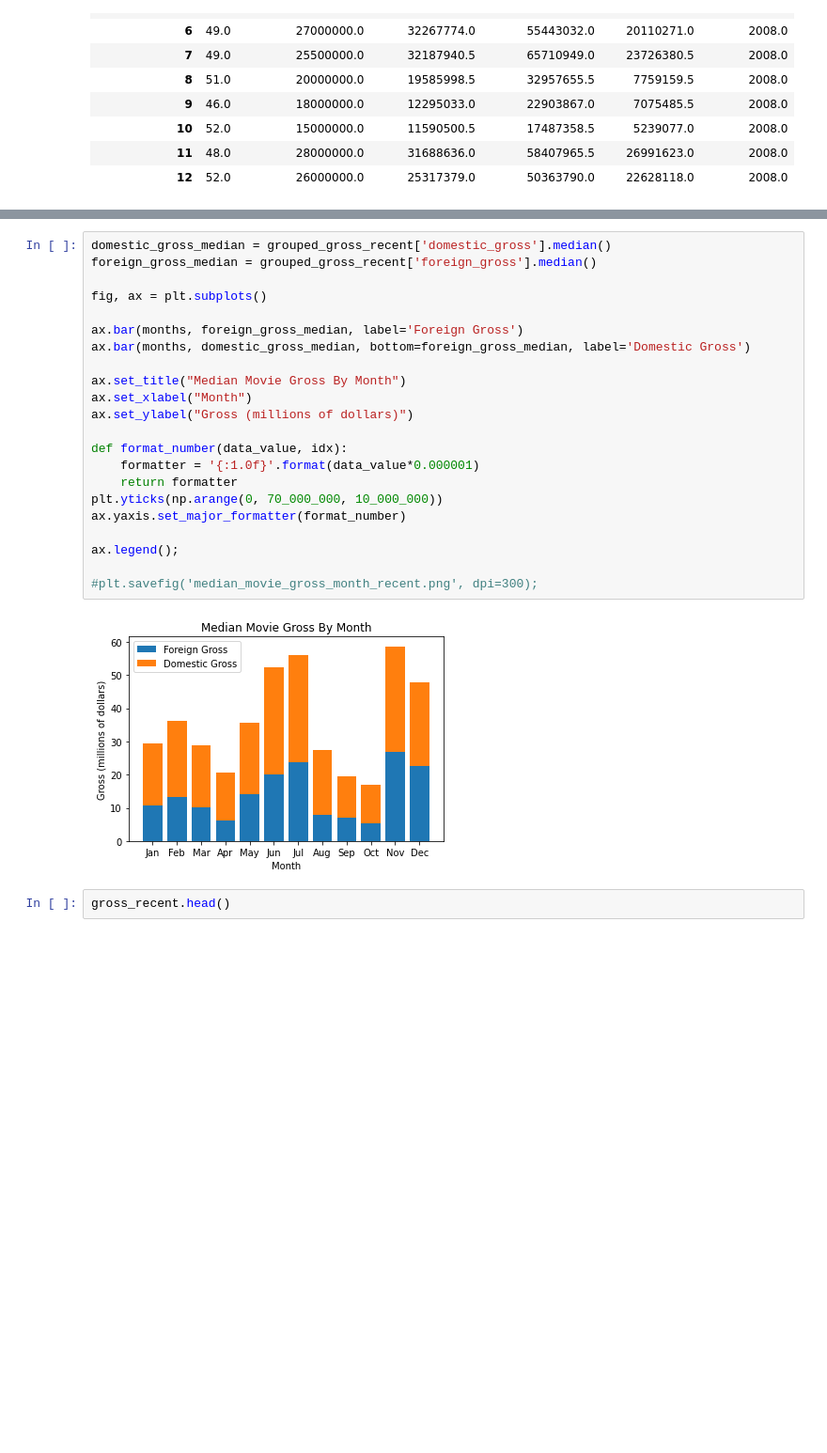
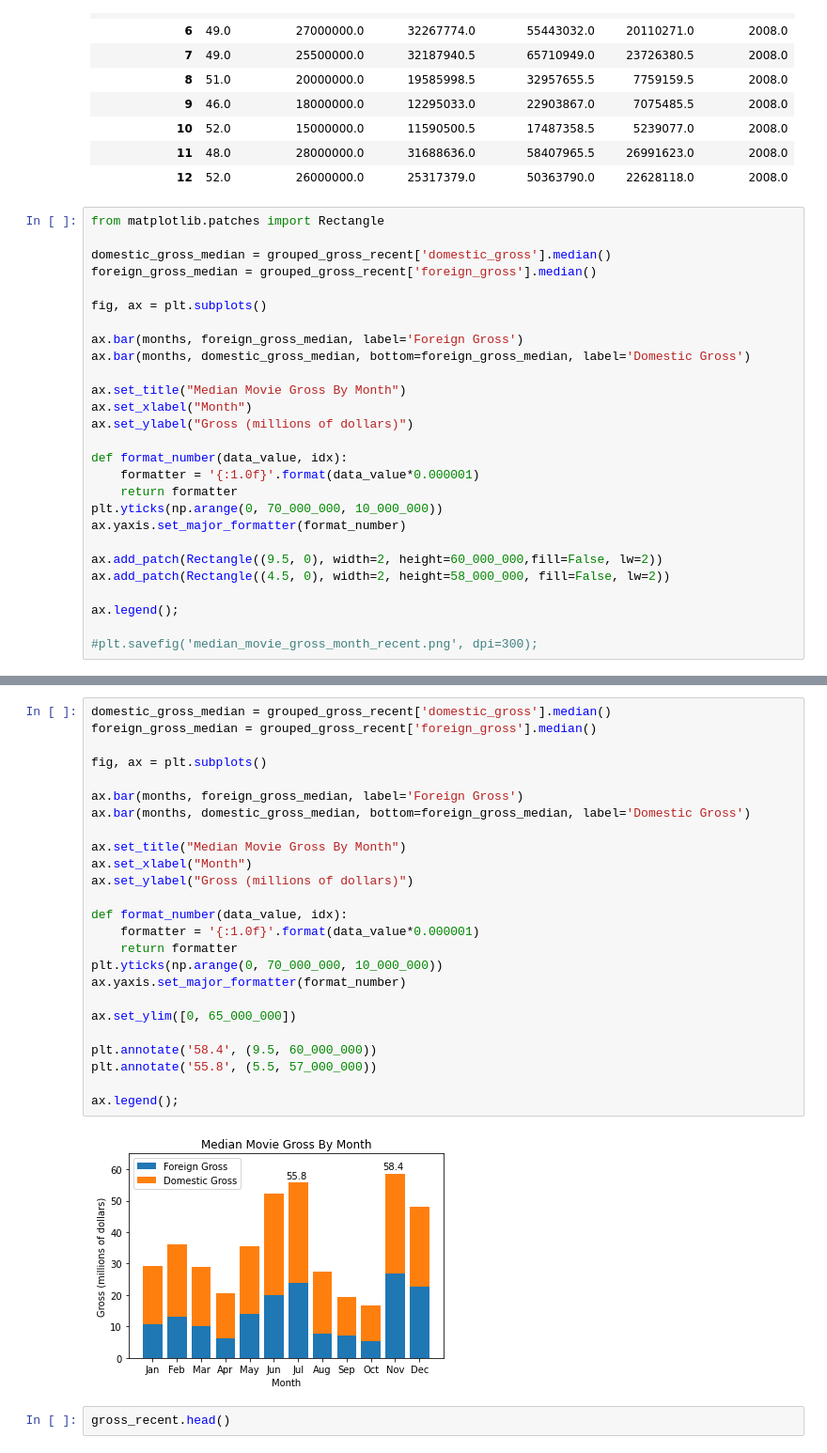
Before and after one commit to jlc0512/dsc-phase-1-project-Microsoft-Movie-Studios, a Jupyter notebook: working_notebook_Yuhkai.ipynb, the cells around one changed output, grey strips where cells are left out. Shown at 94% size. Cells and saved outputs as stored; diff of their text form; blank space fills up the shorter version.

```diff
--- a/working_notebook_Yuhkai.ipynb
+++ b/working_notebook_Yuhkai.ipynb
@@ -628,3 +628,30 @@ grouped_gross_recent.median()
 | 10 | 52.0 | 15000000.0 | 11590500.5 | 17487358.5 | 5239077.0 | 2008.0 |
 | 11 | 48.0 | 28000000.0 | 31688636.0 | 58407965.5 | 26991623.0 | 2008.0 |
 | 12 | 52.0 | 26000000.0 | 25317379.0 | 50363790.0 | 22628118.0 | 2008.0 |
+# %%
+from matplotlib.patches import Rectangle
+
+domestic_gross_median = grouped_gross_recent['domestic_gross'].median()
+foreign_gross_median = grouped_gross_recent['foreign_gross'].median()
+
+fig, ax = plt.subplots()
+
+ax.bar(months, foreign_gross_median, label='Foreign Gross')
+ax.bar(months, domestic_gross_median, bottom=foreign_gross_median, label='Domestic Gross')
+
+ax.set_title("Median Movie Gross By Month")
+ax.set_xlabel("Month")
+ax.set_ylabel("Gross (millions of dollars)")
+
+def format_number(data_value, idx):
+    formatter = '{:1.0f}'.format(data_value*0.000001)
+    return formatter
+plt.yticks(np.arange(0, 70_000_000, 10_000_000))
+ax.yaxis.set_major_formatter(format_number)
+
+ax.add_patch(Rectangle((9.5, 0), width=2, height=60_000_000,fill=False, lw=2))
+ax.add_patch(Rectangle((4.5, 0), width=2, height=58_000_000, fill=False, lw=2))
+
+ax.legend();
+
+#plt.savefig('median_movie_gross_month_recent.png', dpi=300);
@@ -631,27 +660,30 @@ grouped_gross_recent.median()
 # %%
 domestic_gross_median = grouped_gross_recent['domestic_gross'].median()
 foreign_gross_median = grouped_gross_recent['foreign_gross'].median()
 
 fig, ax = plt.subplots()
 
 ax.bar(months, foreign_gross_median, label='Foreign Gross')
 ax.bar(months, domestic_gross_median, bottom=foreign_gross_median, label='Domestic Gross')
 
 ax.set_title("Median Movie Gross By Month")
 ax.set_xlabel("Month")
 ax.set_ylabel("Gross (millions of dollars)")
 
 def format_number(data_value, idx):
     formatter = '{:1.0f}'.format(data_value*0.000001)
     return formatter
 plt.yticks(np.arange(0, 70_000_000, 10_000_000))
 ax.yaxis.set_major_formatter(format_number)
 
+ax.set_ylim([0, 65_000_000])
+
+plt.annotate('58.4', (9.5, 60_000_000))
+plt.annotate('55.8', (5.5, 57_000_000))
+
 ax.legend();
-
-#plt.savefig('median_movie_gross_month_recent.png', dpi=300);
 # %% [output]
-[figure, old version]
+[figure, new version]
 # %%
 gross_recent.head()
 # %% [output]
```
Also changed, not shown: parts of 2 cells of this notebook, 1 other file.
